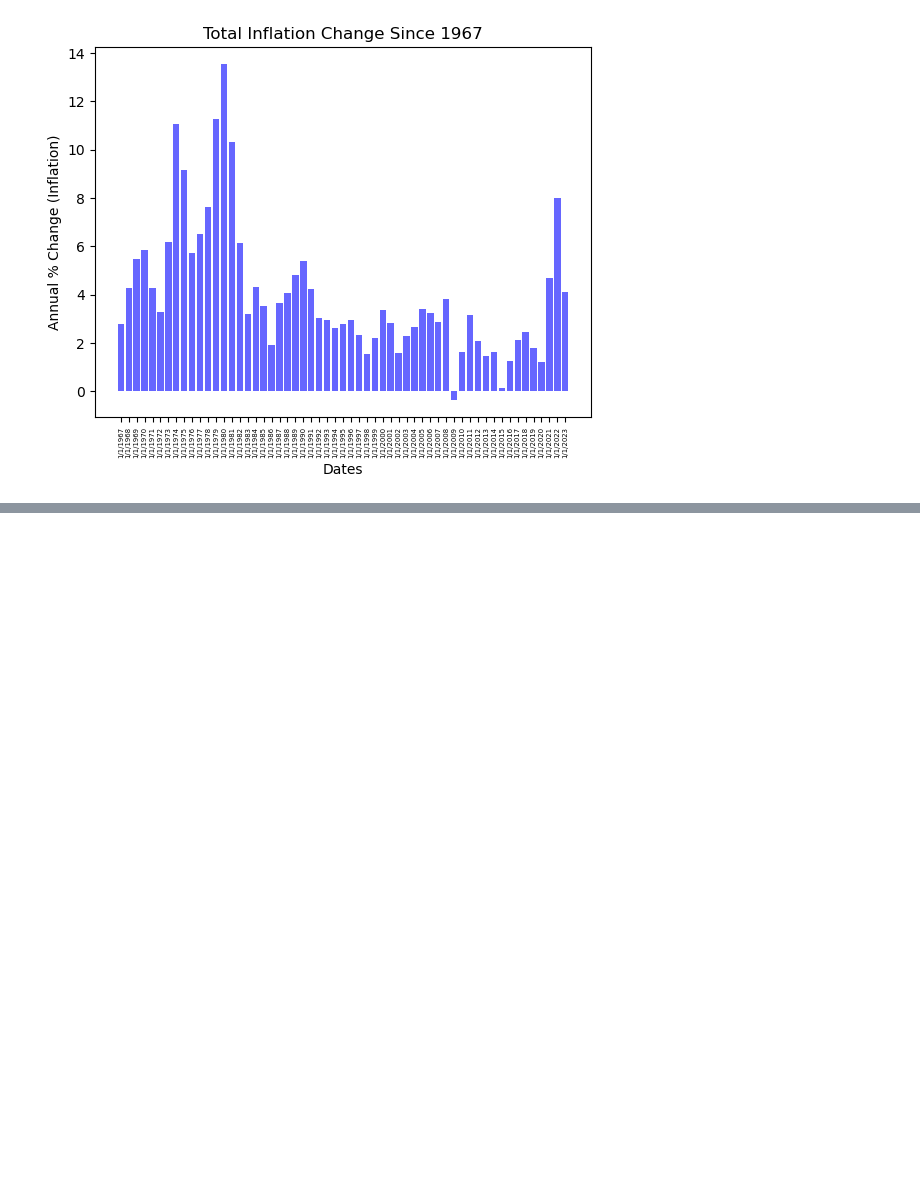
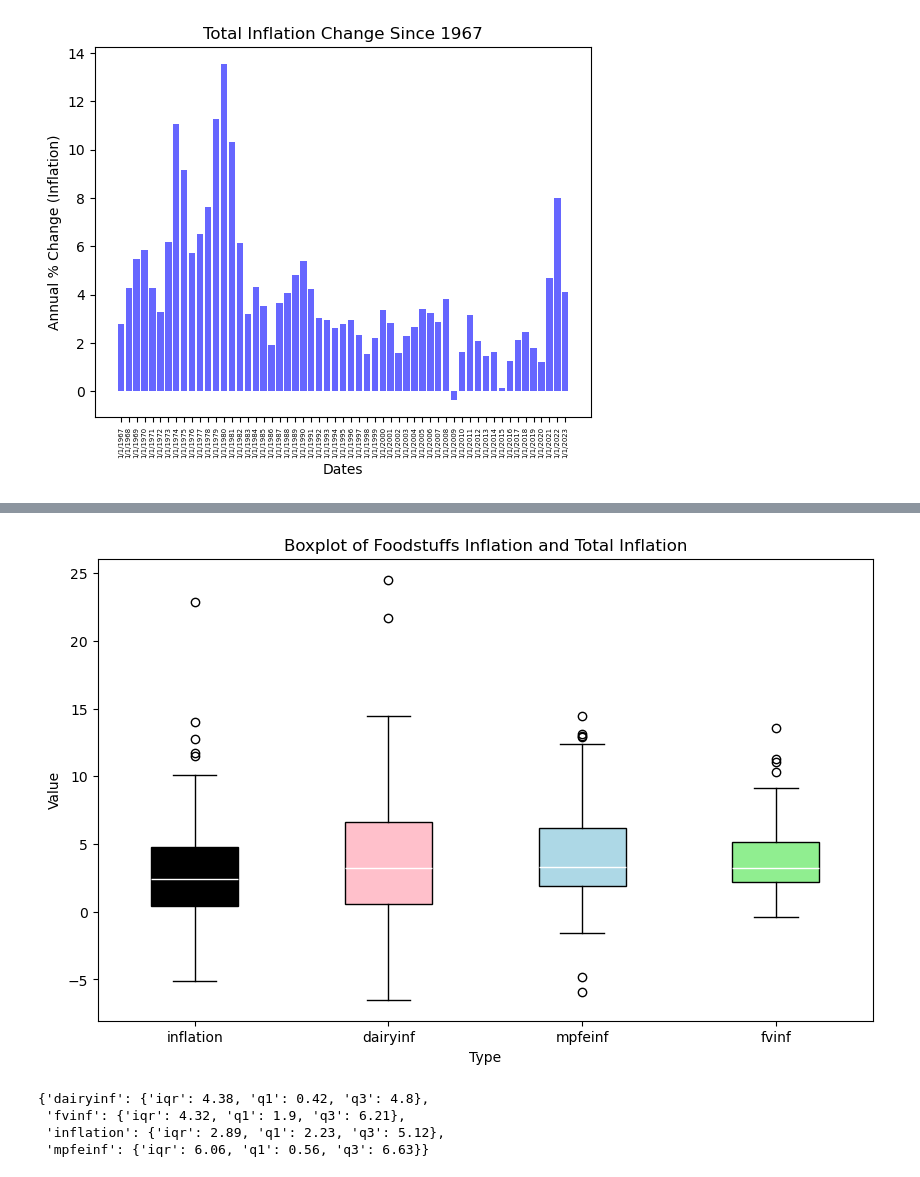
Before and after one commit to leowheeler1/InflationTrendsAnalysis, a Jupyter notebook: datawork.ipynb, the cells around one changed output, grey strips where cells are left out. Drawn from its saved outputs; the diff is of its cells as text; code cells hidden in the pictures; blank space fills up the shorter version.

```diff
--- a/datawork.ipynb
+++ b/datawork.ipynb
@@ -254,0 +252,33 @@ plt.show()
+# %%
+data = [mergedf['dairyinf'], mergedf['mpfeinf'], mergedf['fvinf'], mergedf['inflation']]
+plt.figure(figsize=(10,6))
+boxplot = plt.boxplot(data, patch_artist=True, tick_labels=labels)
+colors = ['black', 'pink', 'lightblue', 'lightgreen']
+for patch, color in zip(boxplot['boxes'], colors):
+    patch.set_facecolor(color)
+for median in boxplot['medians']:
+    median.set_color('white')
+plt.title('Boxplot of Foodstuffs Inflation and Total Inflation')
+plt.xlabel('Type')
+plt.ylabel('Value')
+plt.savefig('boxplot.png')
+plt.show()
+# %% [output]
+[figure, added]
+# %%
+outputdict = {}
+i = 0
+for item in labels:
+    q1 = mergedf[item].quantile(0.25)
+    q3 = mergedf[item].quantile(0.75)
+    iqr = q3 - q1
+    outputdict[f"{labels[i]}"] = {'q1':round(float(q1),2),
+                                  'q3':round(float(q3),2),
+                                  'iqr':round(float(iqr),2)}
+    i += 1
+ppr(outputdict)
+# %% [output]
+{'dairyinf': {'iqr': 4.38, 'q1': 0.42, 'q3': 4.8},
+ 'fvinf': {'iqr': 4.32, 'q1': 1.9, 'q3': 6.21},
+ 'inflation': {'iqr': 2.89, 'q1': 2.23, 'q3': 5.12},
+ 'mpfeinf': {'iqr': 6.06, 'q1': 0.56, 'q3': 6.63}}
```
Also changed, not shown: parts of 11 cells of this notebook.
